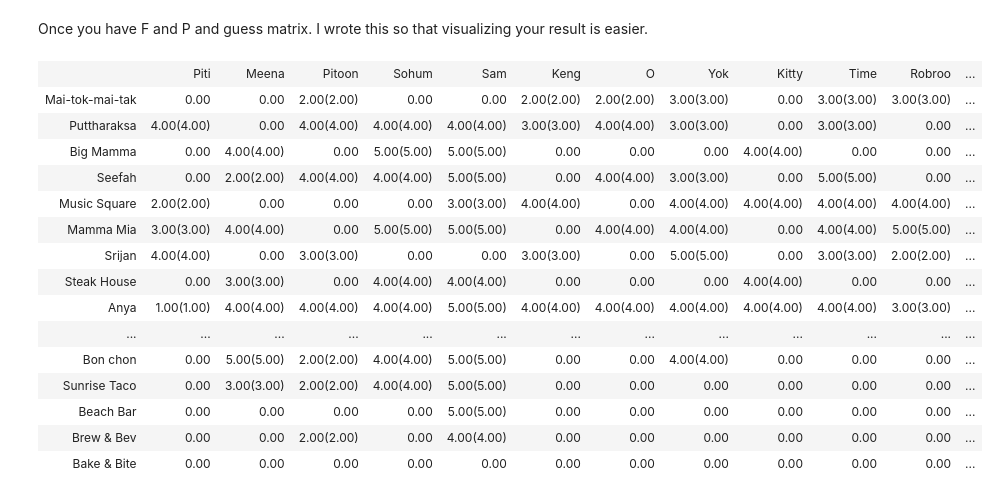
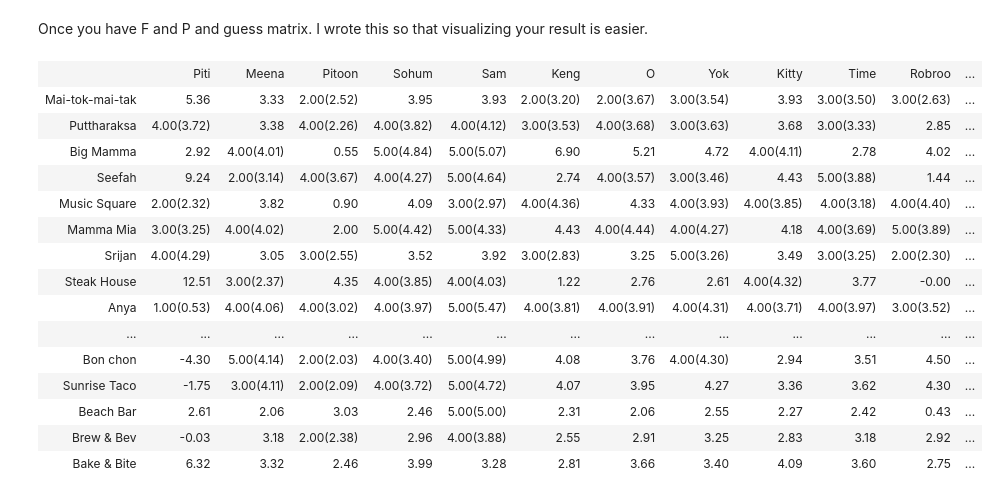
Before and after one commit to muic-pattern-rekt-2018/Exercise9, a Jupyter notebook: CollabFilter.ipynb, the cells around one changed output. Drawn from its saved outputs; the diff is of its cells as text; code cells hidden in the pictures.

```diff
--- a/CollabFilter.ipynb
+++ b/CollabFilter.ipynb
@@ -17,7 +24,7 @@ https://docs.google.com/spreadsheets/d/143AcuFLKRLkz7yoKiEas0rABfuKPYCSlVKY1DUbF
 4)Import the google sheet. (export it to csv and read line by line). The google sheet and the notes has a bit different conventtion for rating matrix so be careful.
 # %%
 def read_rating():
-    with open('rating.csv') as f:
+    with open('rating.csv', encoding='utf-8') as f:
         iline = 0
         lines = f.readlines()
         useful_lines = lines[3:]
@@ -80,3 +91,31 @@ Debugging this is quite a pain. One way to do it is to monitor the value of the
 If you are doing it right this should not be more than 50 lines.
 
 The convergence is quite slow. So try it 10k + times.
+# %%
+np.random.seed(555)
+
+R = np.random.randn(4, 41)
+R.shape
+
+P = np.random.randn(4, 44)
+P.shape
+
+def cost(R, P):
+    return np.sum(H*(T - R.T @ P)**2)
+
+def find_R_P(initial_R, initial_P, n, lmb=1e-3):
+    R = initial_R.copy()
+    P = initial_P.copy()
+
+    for i in range(n):
+        tmp_P = P + 2*lmb*R@(H*(T-R.T@P))
+        tmp_R = R + 2*lmb*P@(H*(T-R.T@P)).T
+        R = tmp_R
+        P = tmp_P
+        # print(cost(R, P))
+    return R, P
+
+R, P = find_R_P(R, P, 100000)
+
+
+print(cost(R,P))
@@ -144,21 +185,21 @@ def maketable(rating, has_rating, guess, restaurants, names):
 # %%
 # call it like this
 
-HTML(maketable(T.T, H.T, T.T, rnames, names))
+HTML(maketable(T.T, H.T, (R.T @ P).T, rnames, names))
 # %% [output]
 |  | Piti | Meena | Pitoon | Sohum | Sam | Keng | O | Yok | Kitty | Time | Robroo | ... |
-| Mai-tok-mai-tak | 0.00 | 0.00 | 2.00(2.00) | 0.00 | 0.00 | 2.00(2.00) | 2.00(2.00) | 3.00(3.00) | 0.00 | 3.00(3.00) | 3.00(3.00) | ... |
-| Puttharaksa | 4.00(4.00) | 0.00 | 4.00(4.00) | 4.00(4.00) | 4.00(4.00) | 3.00(3.00) | 4.00(4.00) | 3.00(3.00) | 0.00 | 3.00(3.00) | 0.00 | ... |
-| Big Mamma | 0.00 | 4.00(4.00) | 0.00 | 5.00(5.00) | 5.00(5.00) | 0.00 | 0.00 | 0.00 | 4.00(4.00) | 0.00 | 0.00 | ... |
-| Seefah | 0.00 | 2.00(2.00) | 4.00(4.00) | 4.00(4.00) | 5.00(5.00) | 0.00 | 4.00(4.00) | 3.00(3.00) | 0.00 | 5.00(5.00) | 0.00 | ... |
-| Music Square | 2.00(2.00) | 0.00 | 0.00 | 0.00 | 3.00(3.00) | 4.00(4.00) | 0.00 | 4.00(4.00) | 4.00(4.00) | 4.00(4.00) | 4.00(4.00) | ... |
-| Mamma Mia | 3.00(3.00) | 4.00(4.00) | 0.00 | 5.00(5.00) | 5.00(5.00) | 0.00 | 4.00(4.00) | 4.00(4.00) | 0.00 | 4.00(4.00) | 5.00(5.00) | ... |
-| Srijan | 4.00(4.00) | 0.00 | 3.00(3.00) | 0.00 | 0.00 | 3.00(3.00) | 0.00 | 5.00(5.00) | 0.00 | 3.00(3.00) | 2.00(2.00) | ... |
-| Steak House | 0.00 | 3.00(3.00) | 0.00 | 4.00(4.00) | 4.00(4.00) | 0.00 | 0.00 | 0.00 | 4.00(4.00) | 0.00 | 0.00 | ... |
-| Anya | 1.00(1.00) | 4.00(4.00) | 4.00(4.00) | 4.00(4.00) | 5.00(5.00) | 4.00(4.00) | 4.00(4.00) | 4.00(4.00) | 4.00(4.00) | 4.00(4.00) | 3.00(3.00) | ... |
+| Mai-tok-mai-tak | 5.36 | 3.33 | 2.00(2.52) | 3.95 | 3.93 | 2.00(3.20) | 2.00(3.67) | 3.00(3.54) | 3.93 | 3.00(3.50) | 3.00(2.63) | ... |
+| Puttharaksa | 4.00(3.72) | 3.38 | 4.00(2.26) | 4.00(3.82) | 4.00(4.12) | 3.00(3.53) | 4.00(3.68) | 3.00(3.63) | 3.68 | 3.00(3.33) | 2.85 | ... |
+| Big Mamma | 2.92 | 4.00(4.01) | 0.55 | 5.00(4.84) | 5.00(5.07) | 6.90 | 5.21 | 4.72 | 4.00(4.11) | 2.78 | 4.02 | ... |
+| Seefah | 9.24 | 2.00(3.14) | 4.00(3.67) | 4.00(4.27) | 5.00(4.64) | 2.74 | 4.00(3.57) | 3.00(3.46) | 4.43 | 5.00(3.88) | 1.44 | ... |
+| Music Square | 2.00(2.32) | 3.82 | 0.90 | 4.09 | 3.00(2.97) | 4.00(4.36) | 4.33 | 4.00(3.93) | 4.00(3.85) | 4.00(3.18) | 4.00(4.40) | ... |
+| Mamma Mia | 3.00(3.25) | 4.00(4.02) | 2.00 | 5.00(4.42) | 5.00(4.33) | 4.43 | 4.00(4.44) | 4.00(4.27) | 4.18 | 4.00(3.69) | 5.00(3.89) | ... |
+| Srijan | 4.00(4.29) | 3.05 | 3.00(2.55) | 3.52 | 3.92 | 3.00(2.83) | 3.25 | 5.00(3.26) | 3.49 | 3.00(3.25) | 2.00(2.30) | ... |
+| Steak House | 12.51 | 3.00(2.37) | 4.35 | 4.00(3.85) | 4.00(4.03) | 1.22 | 2.76 | 2.61 | 4.00(4.32) | 3.77 | -0.00 | ... |
+| Anya | 1.00(0.53) | 4.00(4.06) | 4.00(3.02) | 4.00(3.97) | 5.00(5.47) | 4.00(3.81) | 4.00(3.91) | 4.00(4.31) | 4.00(3.71) | 4.00(3.97) | 3.00(3.52) | ... |
 | ... | ... | ... | ... | ... | ... | ... | ... | ... | ... | ... | ... | ... |
-| Bon chon | 0.00 | 5.00(5.00) | 2.00(2.00) | 4.00(4.00) | 5.00(5.00) | 0.00 | 0.00 | 4.00(4.00) | 0.00 | 0.00 | 0.00 | ... |
-| Sunrise Taco | 0.00 | 3.00(3.00) | 2.00(2.00) | 4.00(4.00) | 5.00(5.00) | 0.00 | 0.00 | 0.00 | 0.00 | 0.00 | 0.00 | ... |
-| Beach Bar | 0.00 | 0.00 | 0.00 | 0.00 | 5.00(5.00) | 0.00 | 0.00 | 0.00 | 0.00 | 0.00 | 0.00 | ... |
-| Brew & Bev | 0.00 | 0.00 | 2.00(2.00) | 0.00 | 4.00(4.00) | 0.00 | 0.00 | 0.00 | 0.00 | 0.00 | 0.00 | ... |
-| Bake & Bite | 0.00 | 0.00 | 0.00 | 0.00 | 0.00 | 0.00 | 0.00 | 0.00 | 0.00 | 0.00 | 0.00 | ... |
+| Bon chon | -4.30 | 5.00(4.14) | 2.00(2.03) | 4.00(3.40) | 5.00(4.99) | 4.08 | 3.76 | 4.00(4.30) | 2.94 | 3.51 | 4.50 | ... |
+| Sunrise Taco | -1.75 | 3.00(4.11) | 2.00(2.09) | 4.00(3.72) | 5.00(4.72) | 4.07 | 3.95 | 4.27 | 3.36 | 3.62 | 4.30 | ... |
+| Beach Bar | 2.61 | 2.06 | 3.03 | 2.46 | 5.00(5.00) | 2.31 | 2.06 | 2.55 | 2.27 | 2.42 | 0.43 | ... |
+| Brew & Bev | -0.03 | 3.18 | 2.00(2.38) | 2.96 | 4.00(3.88) | 2.55 | 2.91 | 3.25 | 2.83 | 3.18 | 2.92 | ... |
+| Bake & Bite | 6.32 | 3.32 | 2.46 | 3.99 | 3.28 | 2.81 | 3.66 | 3.40 | 4.09 | 3.60 | 2.75 | ... |
```
Also changed, not shown: parts of 6 cells of this notebook, 1 other file.
